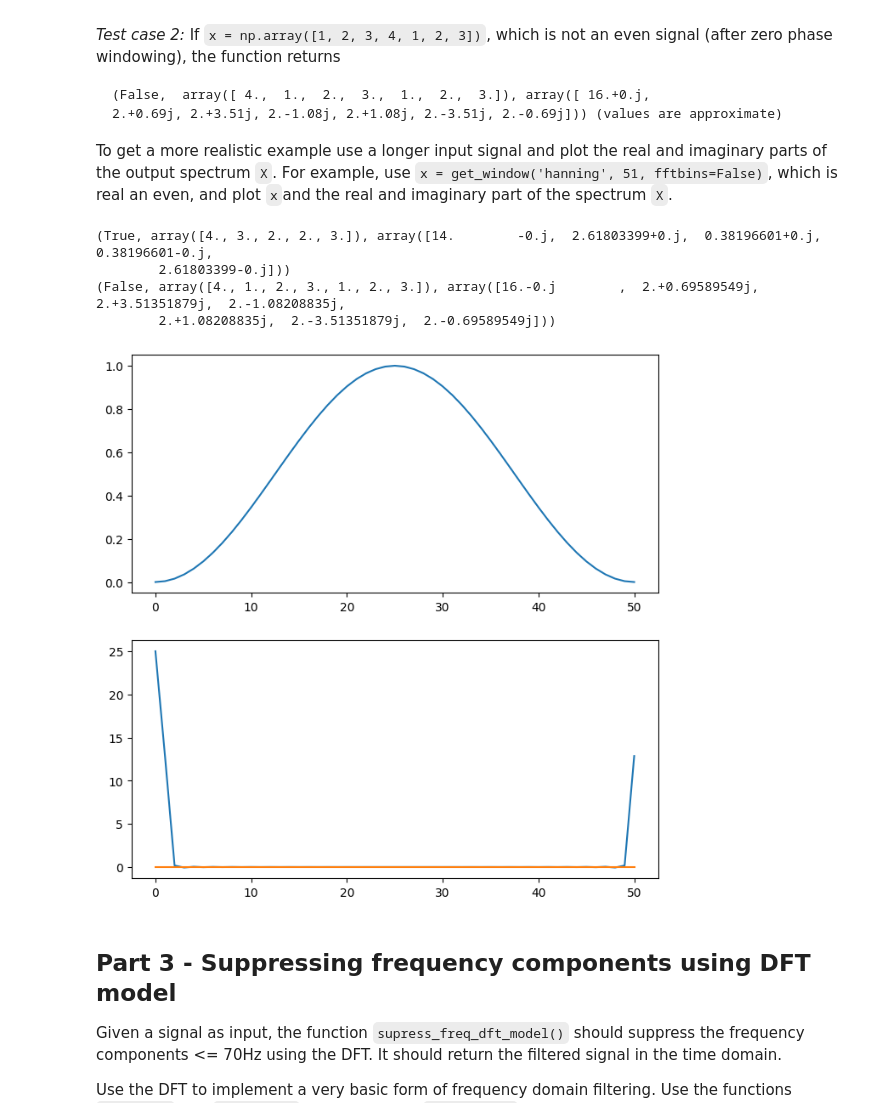
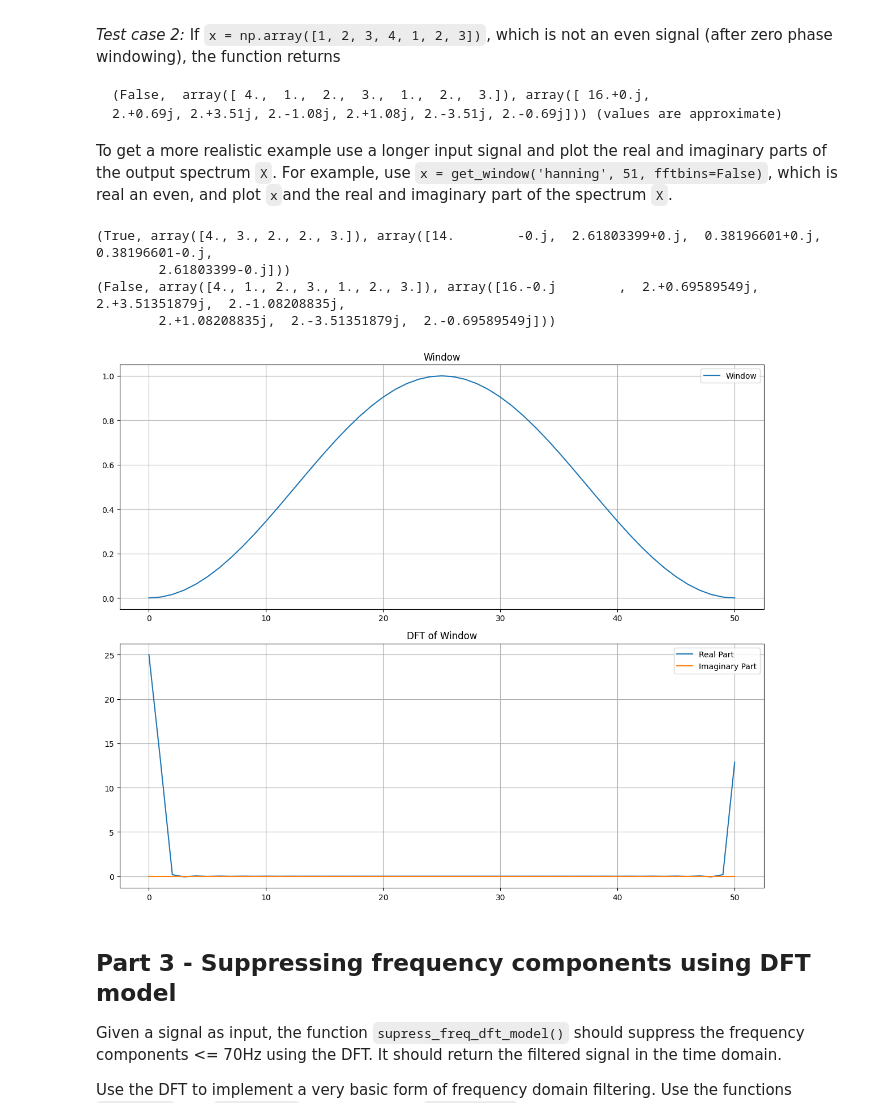
Before and after one commit to inspektral/sms-tools-materials, a Jupyter notebook: exercises/E3-Fourier-properties.ipynb, the cells around one changed output. Drawn from its saved outputs; the diff is of its cells as text; code cells hidden in the pictures.

```diff
--- a/exercises/E3-Fourier-properties.ipynb
+++ b/exercises/E3-Fourier-properties.ipynb
@@ -191,29 +226,37 @@ To get a more realistic example use a longer input signal and plot the real and
 # %%
 # E3 - 2.2: Plot the input signal proposed above (window signal), call the function test_real_even(),
 # and plot its output spectrum (real and imaginary)
 
 ### Your code here
 x = np.array([2, 3, 4, 3, 2])
 print(test_real_even(x))
 x = np.array([1, 2, 3, 4, 1, 2, 3])
 print(test_real_even(x))
 
 x = get_window('hann', 51, fftbins=False)
 is_real_even, dftbuffer, X = test_real_even(x)
 
-fig, axs = plt.subplots(2, 1, figsize=(8,8))
+fig, axs = plt.subplots(2, 1, figsize=(12, 10))
 
-axs[0].plot(x)
-axs[1].plot(np.real(X))
-axs[1].plot(np.imag(X))
+axs[0].plot(x, label='Window')
+axs[0].set_title('Window')
+axs[0].legend()
+axs[0].grid(True)
 
+axs[1].plot(np.real(X), label='Real Part')
+axs[1].plot(np.imag(X), label='Imaginary Part')
+axs[1].set_title('DFT of Window')
+axs[1].legend()
+axs[1].grid(True)
+
+plt.tight_layout()
 plt.show()
 # %% [output]
 (True, array([4., 3., 2., 2., 3.]), array([14.        -0.j,  2.61803399+0.j,  0.38196601+0.j,  0.38196601-0.j,
         2.61803399-0.j]))
 (False, array([4., 1., 2., 3., 1., 2., 3.]), array([16.-0.j        ,  2.+0.69589549j,  2.+3.51351879j,  2.-1.08208835j,
         2.+1.08208835j,  2.-3.51351879j,  2.-0.69589549j]))
-[figure, old version]
+[figure, new version]
 # %% [markdown]
 ## Part 3 - Suppressing frequency components using DFT model
 
```
Also changed, not shown: parts of 10 cells of this notebook.
